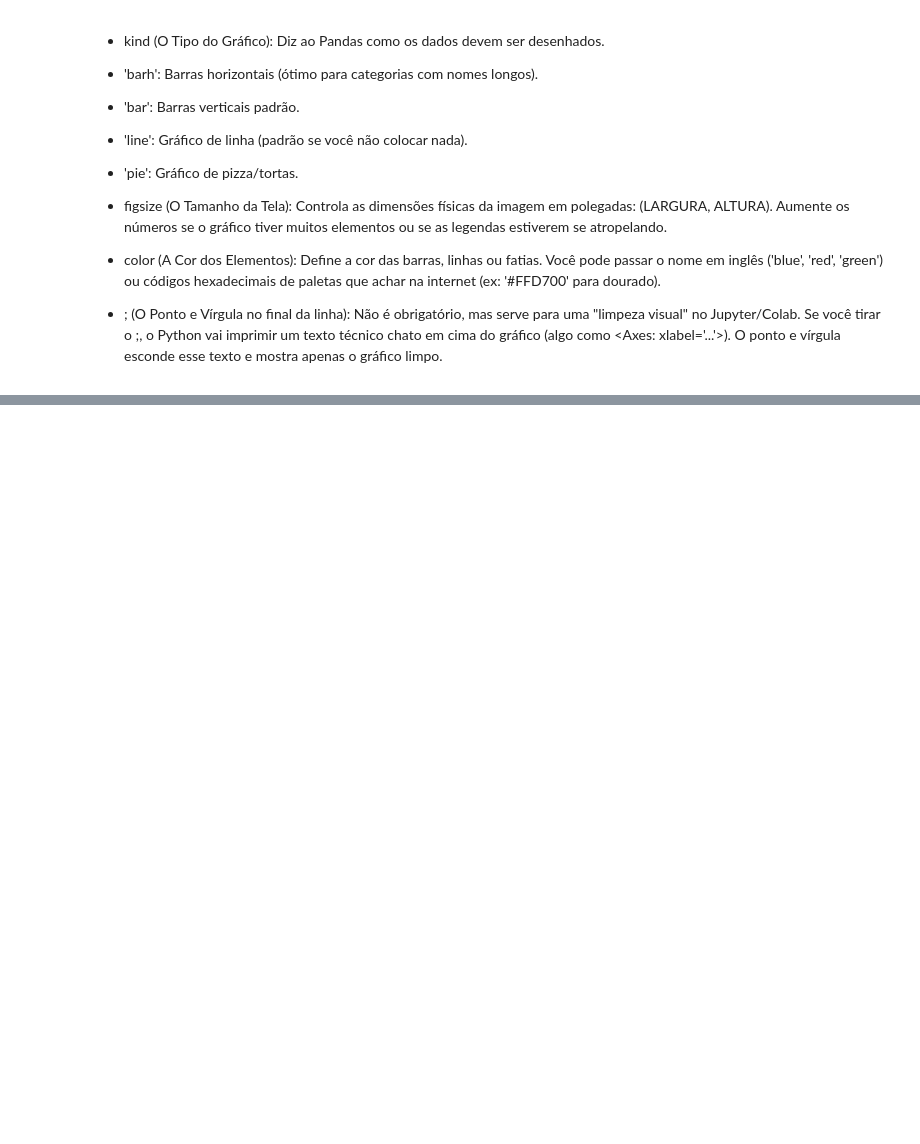
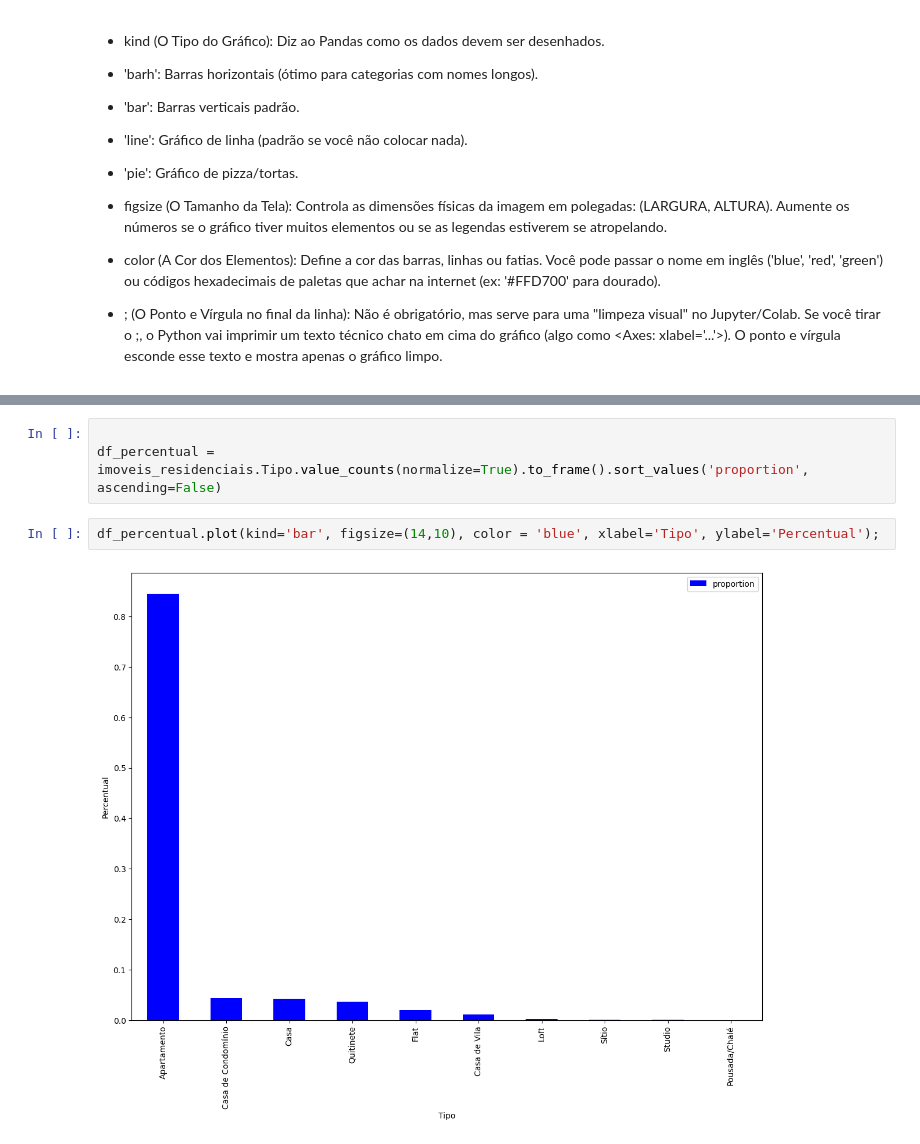
Before and after one commit to reynaldohenrique150-crypto/pandas_python, a Jupyter notebook: Untitled4.ipynb, the cells around one changed output, grey strips where cells are left out. Drawn from its saved outputs; the diff is of its cells as text; blank space fills up the shorter version.

```diff
--- a/Untitled4.ipynb
+++ b/Untitled4.ipynb
@@ -254,0 +376,7 @@ df_preco_tipo.plot(kind='barh', figsize=(14,10), color = 'blue');
+# %%
+
+df_percentual = imoveis_residenciais.Tipo.value_counts(normalize=True).to_frame().sort_values('proportion', ascending=False)
+# %%
+df_percentual.plot(kind='bar', figsize=(14,10), color = 'blue', xlabel='Tipo', ylabel='Percentual');
+# %% [output]
+[figure, added]
```
Also changed, not shown: parts of 27 cells of this notebook.
